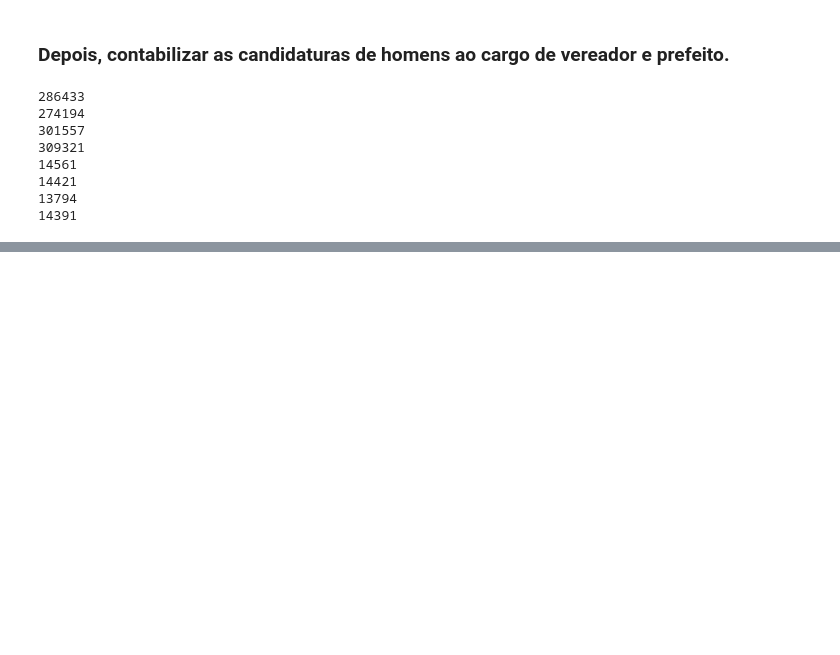
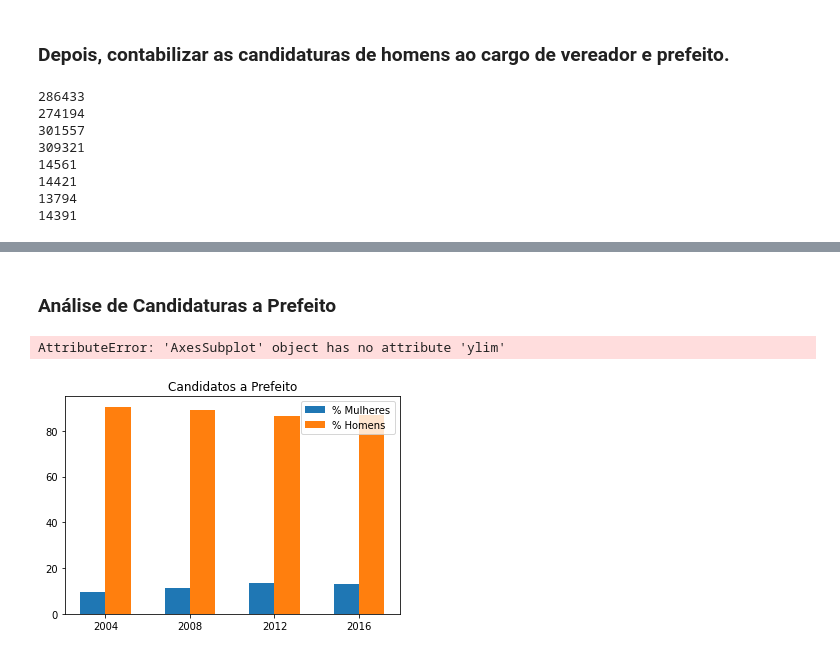
Before and after one commit to bibiacoutinho/Analise-Candidaturas-Mulheres-Vereador-Prefeito, a Jupyter notebook: Analise-Candidaturas-Mulheres-Vereador-Prefeito.ipynb, the cells around one changed output, grey strips where cells are left out. Saved outputs shown, nothing was run; the diff lists cells and outputs as text; code cells hidden in the pictures; blank space fills up the shorter version.

```diff
--- a/Analise-Candidaturas-Mulheres-Vereador-Prefeito.ipynb
+++ b/Analise-Candidaturas-Mulheres-Vereador-Prefeito.ipynb
@@ -264,0 +339,30 @@ plt.ylim(0,100)
+# %% [markdown]
+<h3>Análise de Candidaturas a Prefeito</h3>
+# %%
+anos = ['2004','2008','2012','2016']
+
+per_p_mul = [per_p_2004_mul,per_p_2008_mul,per_p_2012_mul,per_p_2016_mul]
+per_p_hom = [per_p_2004_hom,per_p_2008_hom,per_p_2012_hom,per_p_2016_hom]
+
+x = np.arange(len(anos))  #labels do eixo x
+width = 0.3 #espessura da barra
+
+fig, ax = plt.subplots()
+rects3 = ax.bar(x - width/2, per_p_mul, width, label='% Mulheres')
+rects4 = ax.bar(x + width/2, per_p_hom, width, label='% Homens')
+
+ax.set_title('Candidatos a Prefeito')
+ax.set_xticks(x)
+ax.set_xticklabels(anos)
+ax.legend()
+ax.ylim(0,100)
+
+autolabel(rects3)
+autolabel(rects4)
+
+fig.tight_layout()
+
+plt.show()
+# %% [output]
+AttributeError: 'AxesSubplot' object has no attribute 'ylim'
+[figure, added]
```
Also changed, not shown: parts of 9 cells of this notebook.
